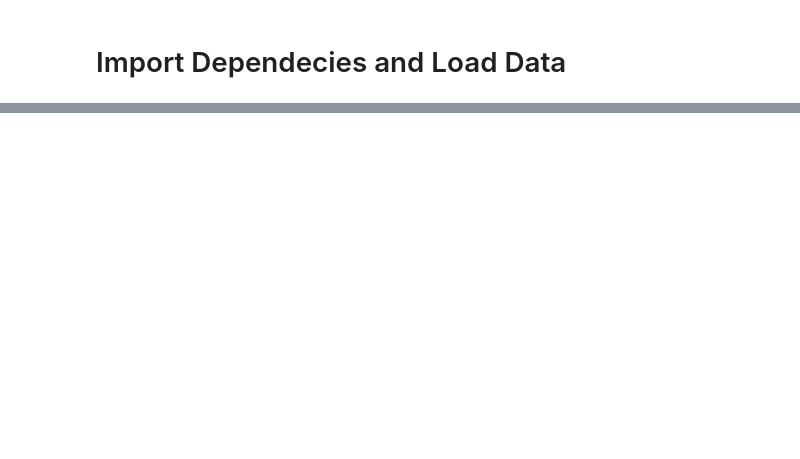
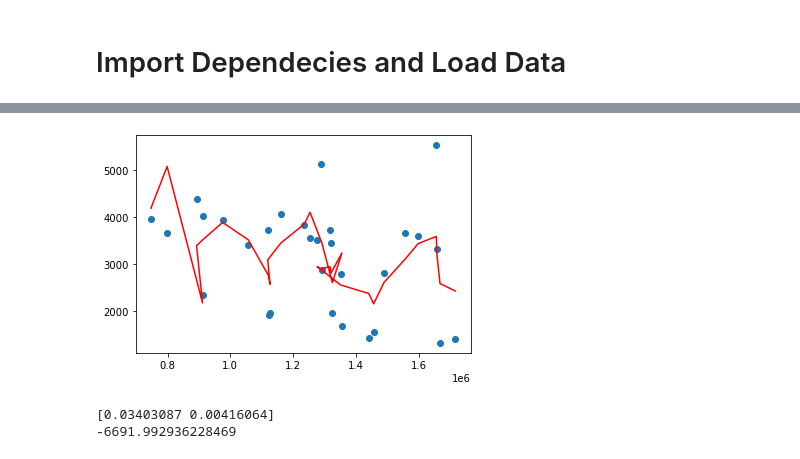
Before and after one commit to hariniv22/Covid_19_Data_Analysis, a Jupyter notebook: MLExampl.ipynb, the cells around one changed output, grey strips where cells are left out. Cells and saved outputs as stored; diff of their text form; code cells hidden in the pictures; blank space fills up the shorter version.

```diff
--- a/MLExampl.ipynb
+++ b/MLExampl.ipynb
@@ -70,0 +152,12 @@ df_usa
+# %%
+plt.scatter(X["daily_vaccinations"], y)
+plt.plot(X["daily_vaccinations"], y_pred, color='red')
+plt.show()
+# %% [output]
+[figure, added]
+# %%
+print(model.coef_)
+print(model.intercept_)
+# %% [output]
+[0.03403087 0.00416064]
+-6691.992936228469
```
Also changed, not shown: parts of 32 cells of this notebook, 2 other files.
